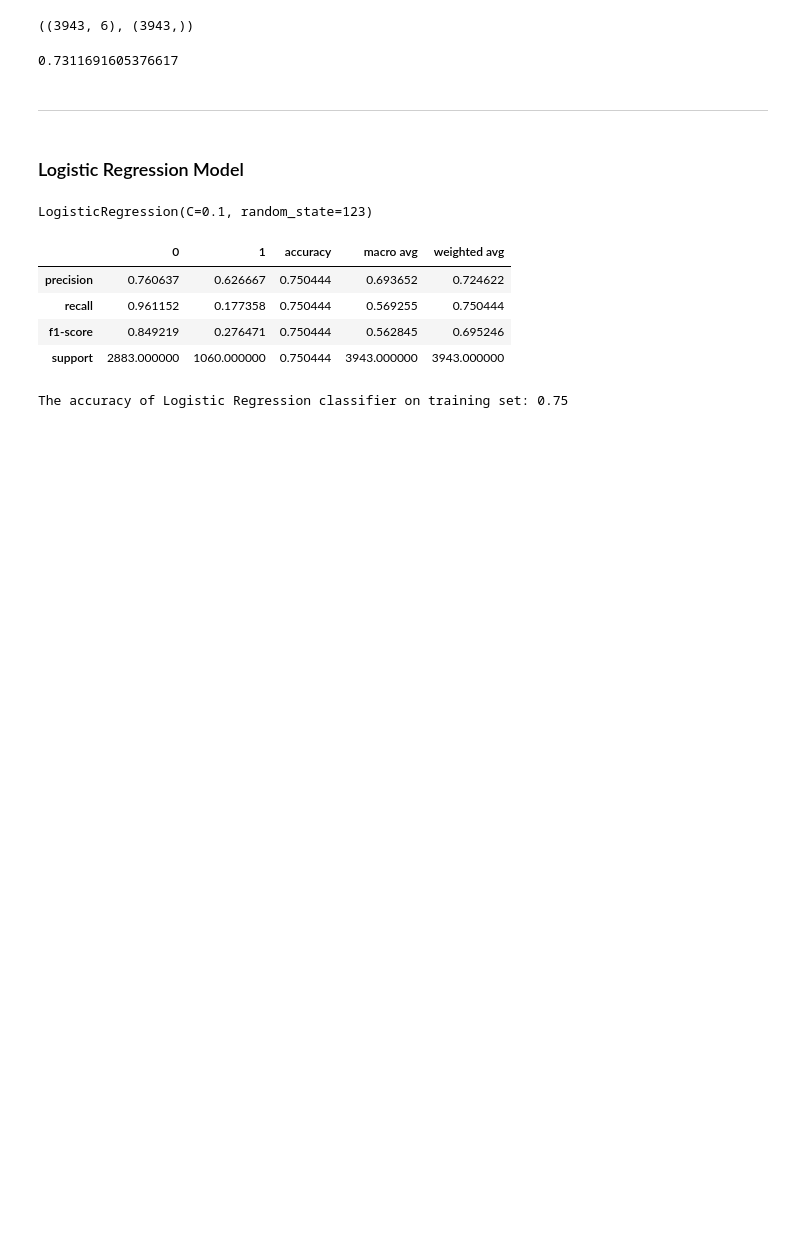
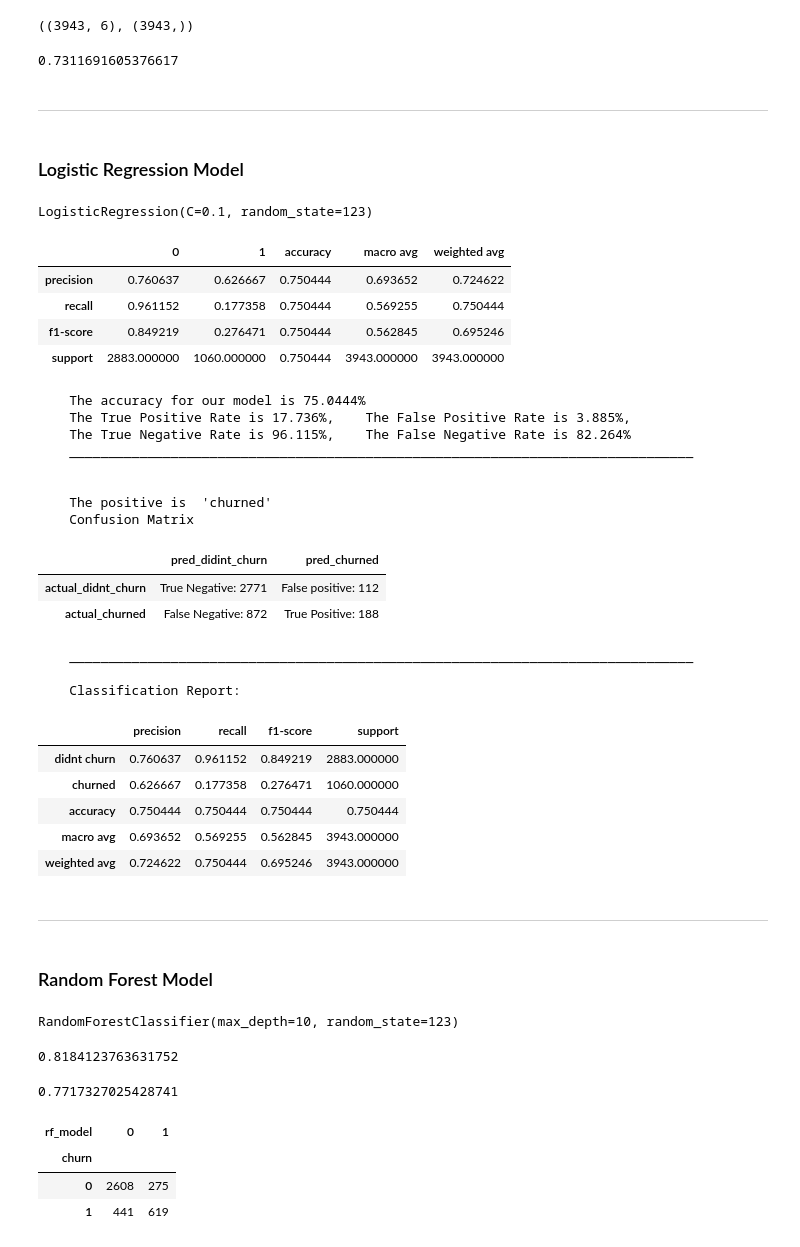
Before and after one commit to natasharivers/Classification_Projec, a Jupyter notebook: Final_Notebook.ipynb, the cells around one changed output. Saved outputs shown, nothing was run; the diff lists cells and outputs as text; code cells hidden in the pictures; blank space fills up the shorter version.

```diff
--- a/Final_Notebook.ipynb
+++ b/Final_Notebook.ipynb
@@ -463,7 +467,3 @@ pd.DataFrame(classification_report(y_train, y_pred, output_dict=True))
 | recall | 0.961152 | 0.177358 | 0.750444 | 0.569255 | 0.750444 |
 | f1-score | 0.849219 | 0.276471 | 0.750444 | 0.562845 | 0.695246 |
 | support | 2883.000000 | 1060.000000 | 0.750444 | 3943.000000 | 3943.000000 |
-# %%
-print('The accuracy of Logistic Regression classifier on training set: {:.2f}'.format(logit.score(X_train, y_train)))
-# %% [output]
-The accuracy of Logistic Regression classifier on training set: 0.75
@@ -471,0 +470,28 @@ import model_func
+# %%
+import model_func
+model_func.model_performs(X_train, y_train, logit)
+# %% [output]
+    The accuracy for our model is 75.0444%
+    The True Positive Rate is 17.736%,    The False Positive Rate is 3.885%,
+    The True Negative Rate is 96.115%,    The False Negative Rate is 82.264%
+    ________________________________________________________________________________
+
+
+    The positive is  'churned'
+    Confusion Matrix
+|  | pred_didint_churn | pred_churned |
+| actual_didnt_churn | True Negative: 2771 | False positive: 112 |
+| actual_churned | False Negative: 872 | True Positive: 188 |
+    ________________________________________________________________________________
+
+    Classification Report:
+|  | precision | recall | f1-score | support |
+| didnt churn | 0.760637 | 0.961152 | 0.849219 | 2883.000000 |
+| churned | 0.626667 | 0.177358 | 0.276471 | 1060.000000 |
+| accuracy | 0.750444 | 0.750444 | 0.750444 | 0.750444 |
+| macro avg | 0.693652 | 0.569255 | 0.562845 | 3943.000000 |
+| weighted avg | 0.724622 | 0.750444 | 0.695246 | 3943.000000 |
+# %% [markdown]
+___________
+# %% [markdown]
+### Random Forest Model
@@ -471,0 +504,5 @@ import model_func
+# %%
+#fit the thing (ONLY on train set!!)
+clf.fit(X_train, y_train)
+# %% [output]
+RandomForestClassifier(max_depth=10, random_state=123)
@@ -471,0 +512,10 @@ import model_func
+# %%
+#model score on train set
+clf.score(X_train, y_train)
+# %% [output]
+0.8184123763631752
+# %%
+#model score for validate set
+clf.score(X_validate, y_validate)
+# %% [output]
+0.7717327025428741
@@ -471,0 +524,8 @@ import model_func
+# %%
+#confusion matrix- created manually with crosstab
+pd.crosstab(train.churn, train.rf_model)
+# %% [output]
+| rf_model | 0 | 1 |
+| churn |  |  |
+| 0 | 2608 | 275 |
+| 1 | 441 | 619 |
```
Also changed, not shown: parts of 28 cells of this notebook.
